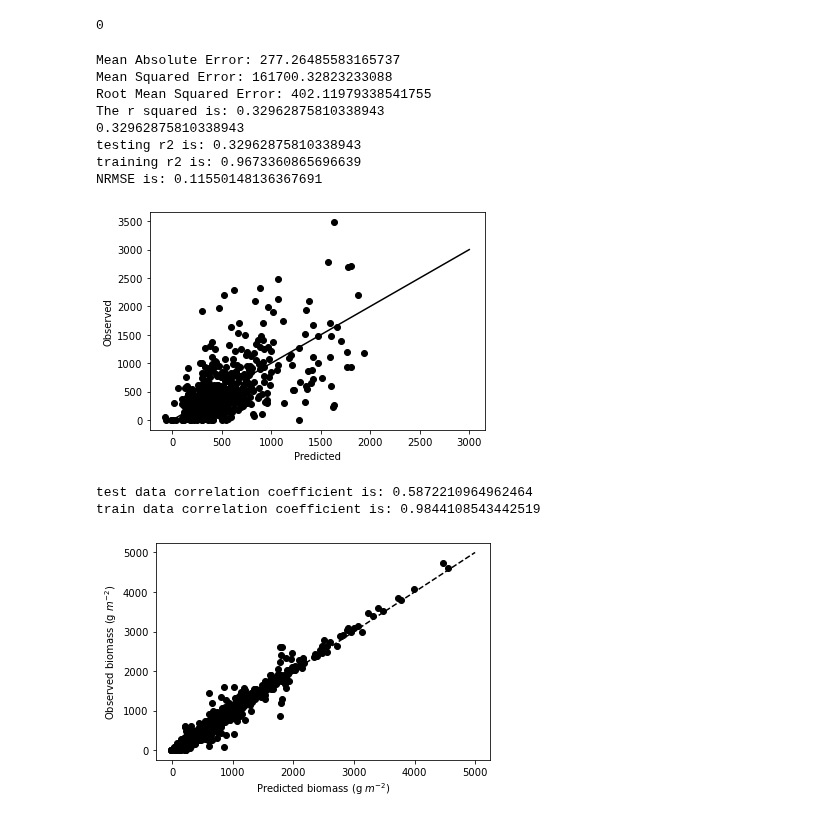
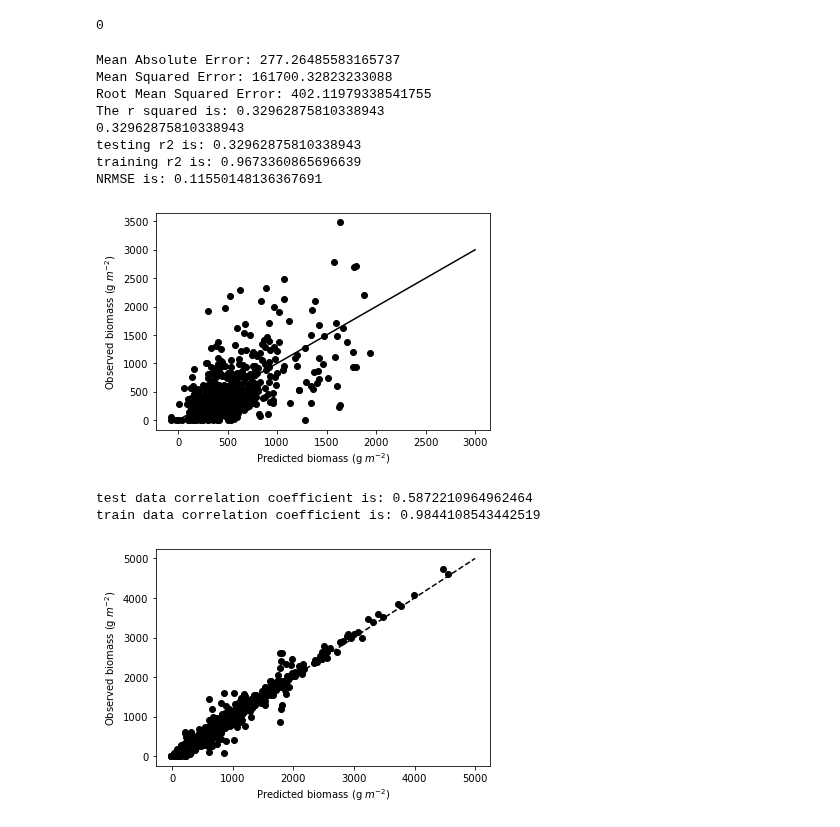
Before and after one commit to asajulien/PhD, a Jupyter notebook: Jupyter/LTER sites/Combined modeling and mapping/COMBINED-STREAMLINED.ipynb, the cells around one changed output. Cells and saved outputs as stored; diff of their text form; code cells hidden in the pictures.

```diff
--- a/Jupyter/LTER sites/Combined modeling and mapping/COMBINED-STREAMLINED.ipynb
+++ b/Jupyter/LTER sites/Combined modeling and mapping/COMBINED-STREAMLINED.ipynb
@@ -640,36 +640,36 @@ print(r_square)
 print('testing r2 is: ' + str(pipe_x.score(xargs_test, yargs_test)))
 print('training r2 is: ' + str(pipe_x.score(xargs_train, yargs_train)))
 print('NRMSE is: ' + str(np.sqrt(metrics.mean_squared_error(yargs_test, pred_x))/np.ptp(yargs_test)))
 
 
 plt.scatter(pred_x, yargs_test, color = 'black') ##label axes - x,y in order?
 # plt.plot(X_val, regressor.predict(X_val), color = 'red')
-plt.xlabel("Predicted")
-plt.ylabel("Observed")
+plt.xlabel("Predicted biomass (g $m^{-2}$)")
+plt.ylabel("Observed biomass (g $m^{-2}$)")
 plt.plot([0, 3000], [0, 3000], 'k-')
 plt.show()
 
 print('test data correlation coefficient is: ' + str(np.corrcoef(yargs_test, pred)[0, 1]))
 
 train_pred = pipe_x.predict(xargs_train) ##Not sure if this is the right thing to do here
 plt.scatter(train_pred, yargs_train, color = 'black')
 plt.xlabel("Predicted biomass (g $m^{-2}$)")
 plt.ylabel("Observed biomass (g $m^{-2}$)")
 plt.plot([0, 5000], [0, 5000], 'k--')
 plt.show
 # plt.savefig("C:/Users/arj26323/Documents/train.png", dpi = 1000)
 
 print('train data correlation coefficient is: ' + str(np.corrcoef(train_pred, yargs_train)[0, 1]))
 # %% [output]
 Mean Absolute Error: 277.26485583165737
 Mean Squared Error: 161700.32823233088
 Root Mean Squared Error: 402.11979338541755
 The r squared is: 0.32962875810338943
 0.32962875810338943
 testing r2 is: 0.32962875810338943
 training r2 is: 0.9673360865696639
 NRMSE is: 0.11550148136367691
-[figure, old version]
+[figure, new version]
 test data correlation coefficient is: 0.5872210964962464
 train data correlation coefficient is: 0.9844108543442519
 [figure]
```
Also changed, not shown: parts of 4 cells of this notebook, 2 other files.
